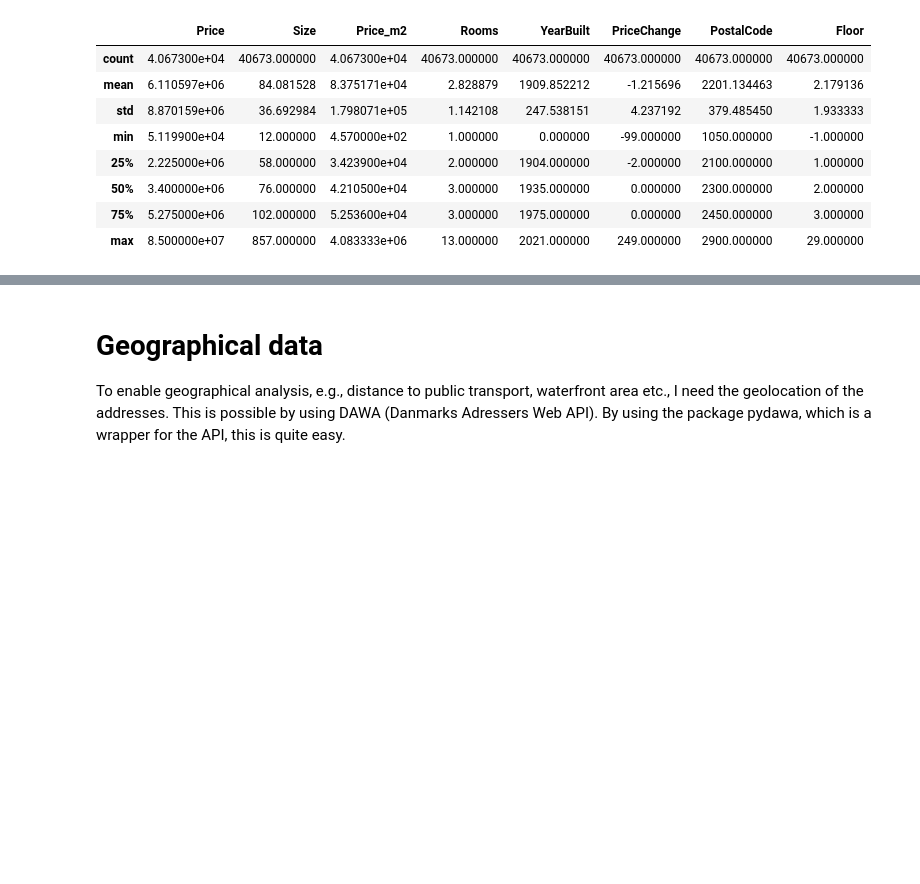
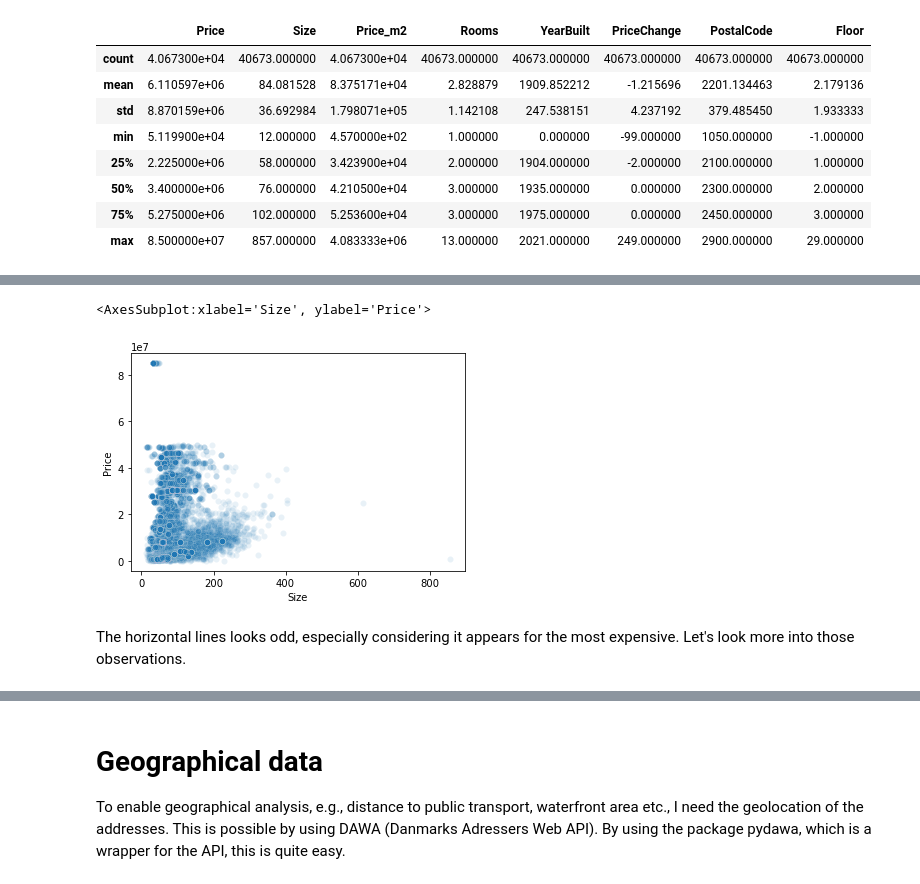
Before and after one commit to MartinJHallberg/BoligaData, a Jupyter notebook: BoligaDataPrep.ipynb, the cells around one changed output, grey strips where cells are left out. Cells and saved outputs as stored; diff of their text form; code cells hidden in the pictures; blank space fills up the shorter version.

```diff
--- a/BoligaDataPrep.ipynb
+++ b/BoligaDataPrep.ipynb
@@ -148,0 +189,10 @@ df.describe()
+# %%
+sns.scatterplot(data = df,
+            x = 'Size',
+            y = 'Price',
+            alpha = 0.1)
+# %% [output]
+<AxesSubplot:xlabel='Size', ylabel='Price'>
+[figure, added]
+# %% [markdown]
+The horizontal lines looks odd, especially considering it appears for the most expensive. Let's look more into those observations.
```
Also changed, not shown: parts of 38 cells of this notebook, 1 other file.
